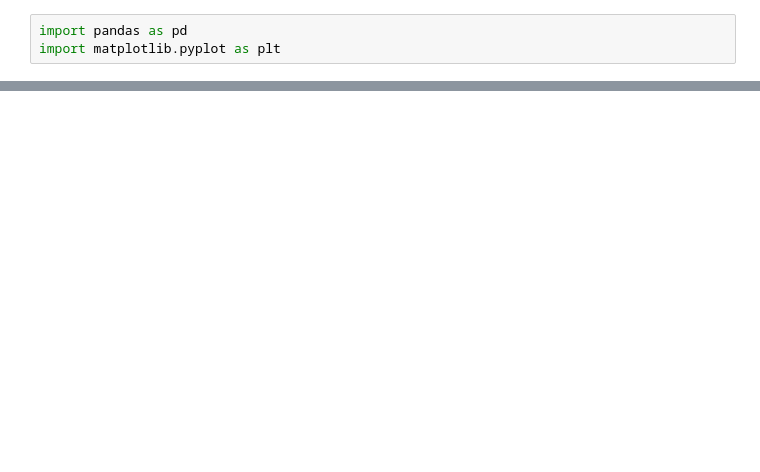
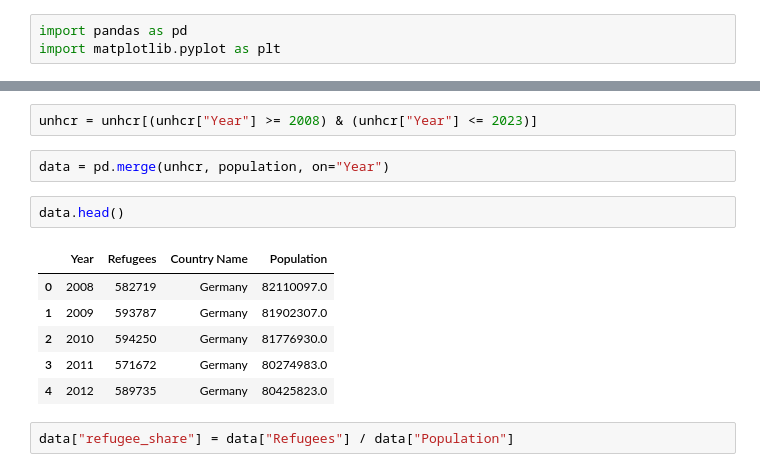
Before and after one commit to Ivanov12op/Refugee-Integration-and-Population-Change-in-Germany, a Jupyter notebook: Population.ipynb, the cells around one changed output, grey strips where cells are left out. Cells and saved outputs as stored; diff of their text form; blank space fills up the shorter version.

```diff
--- a/Population.ipynb
+++ b/Population.ipynb
@@ -49,0 +103,15 @@ FileNotFoundError: [Errno 2] No such file or directory: 'unhcr_data.csv'
+# %%
+unhcr = unhcr[(unhcr["Year"] >= 2008) & (unhcr["Year"] <= 2023)]
+# %%
+data = pd.merge(unhcr, population, on="Year")
+# %%
+data.head()
+# %% [output]
+|  | Year | Refugees | Country Name | Population |
+| 0 | 2008 | 582719 | Germany | 82110097.0 |
+| 1 | 2009 | 593787 | Germany | 81902307.0 |
+| 2 | 2010 | 594250 | Germany | 81776930.0 |
+| 3 | 2011 | 571672 | Germany | 80274983.0 |
+| 4 | 2012 | 589735 | Germany | 80425823.0 |
+# %%
+data["refugee_share"] = data["Refugees"] / data["Population"]
```
Also changed, not shown: parts of 17 cells of this notebook.
